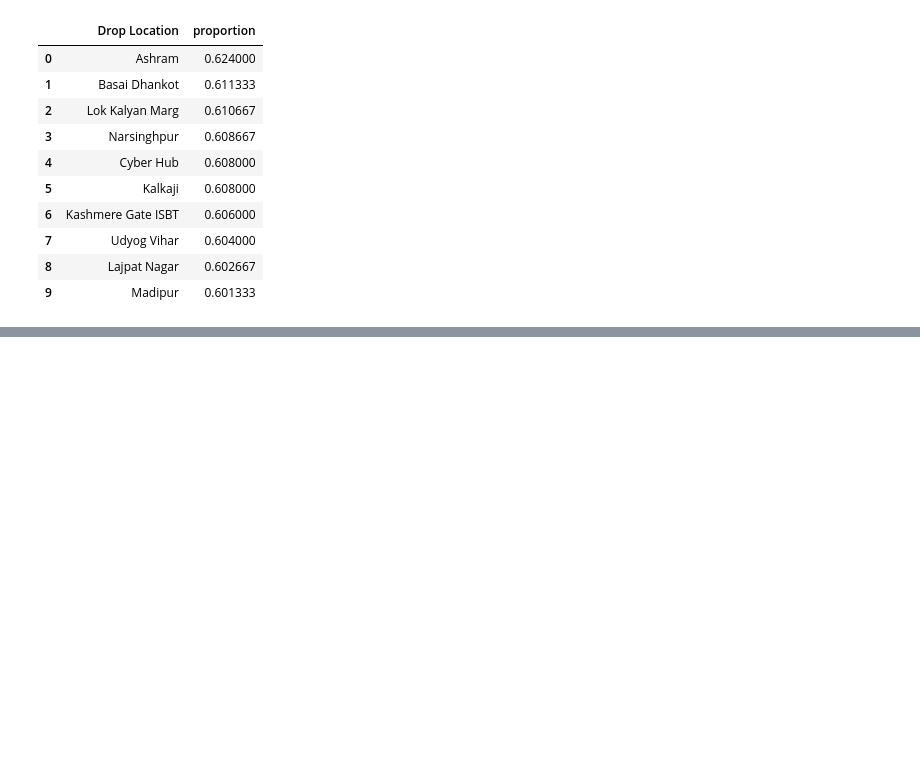
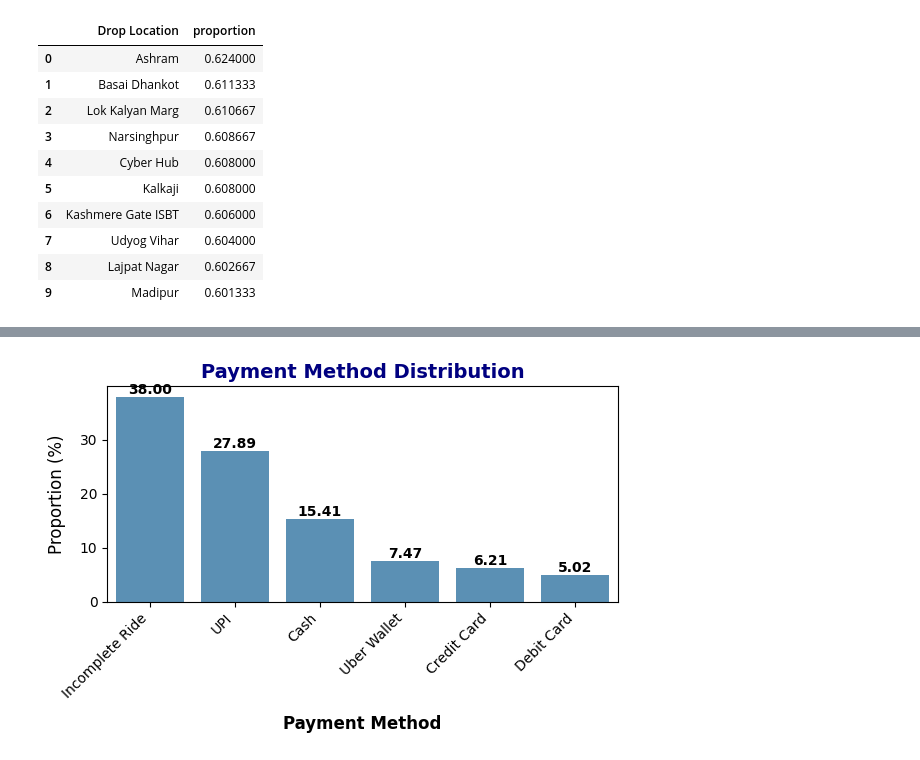
Before and after one commit to mohitDhami87/Uber_Ride_Completion_in_NCR_Bookings_CaseStudy, a Jupyter notebook: Uber_Ride_Completion_in_NCR_Bookings_CaseStudy.ipynb, the cells around one changed output, grey strips where cells are left out. Saved outputs shown, nothing was run; the diff lists cells and outputs as text; code cells hidden in the pictures; blank space fills up the shorter version.

```diff
--- a/Uber_Ride_Completion_in_NCR_Bookings_CaseStudy.ipynb
+++ b/Uber_Ride_Completion_in_NCR_Bookings_CaseStudy.ipynb
@@ -461,0 +580,4 @@ plt.show()
+# %%
+method_count = (df['Payment Method'].value_counts(normalize=True) * 100).reset_index()
+method_count.columns = ['Payment Method', 'Proportion (%)']
+method_count
@@ -461,0 +592,23 @@ plt.show()
+# %%
+
+plt.figure(figsize=(6, 4))
+
+sns.barplot(data=method_count, x='Payment Method', y='Proportion (%)', alpha=0.8)
+
+plt.xlabel("Payment Method", fontsize=12, fontweight='bold', labelpad=10)
+plt.ylabel("Proportion (%)", fontsize=12, labelpad=10)
+plt.title("Payment Method Distribution", fontsize=14, fontweight='bold', color='navy')
+plt.xticks(rotation=45, ha='right')
+
+for p in plt.gca().patches:
+    plt.gca().annotate(
+        f'{p.get_height():.2f}',
+        (p.get_x() + p.get_width() / 2, p.get_height()),
+        ha='center', va='bottom',
+        fontsize=10, fontweight='bold', color='black'
+    )
+
+plt.tight_layout()
+plt.show()
+# %% [output]
+[figure, added]
```
Also changed, not shown: parts of 114 cells of this notebook.
